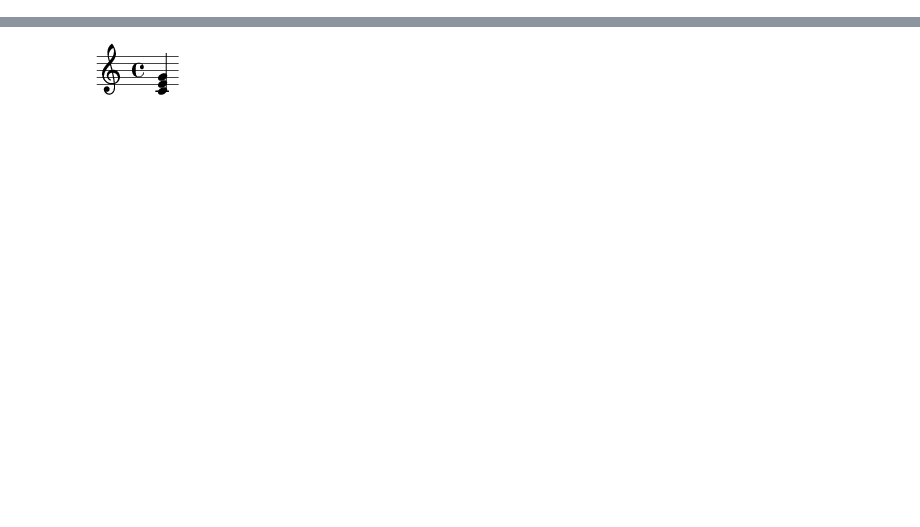
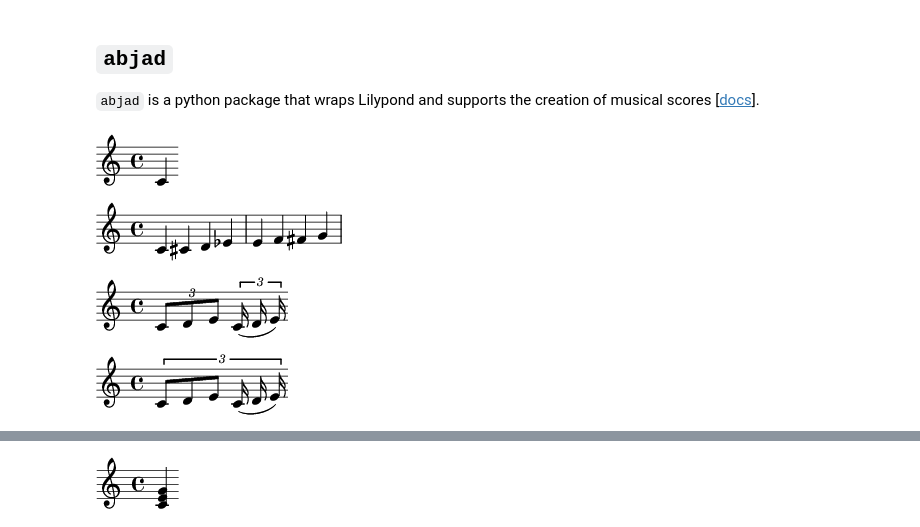
Before and after one commit to psychemedia/showntell, a Jupyter notebook: index_music.ipynb, the cells around one changed output, grey strips where cells are left out. Drawn from its saved outputs; the diff is of its cells as text; code cells hidden in the pictures; blank space fills up the shorter version.

Commit message:
Make a start on music demo

```diff
--- a/index_music.ipynb
+++ b/index_music.ipynb
@@ -0,0 +5,36 @@
+# %% [markdown]
+## `abjad`
+
+`abjad` is a python package that wraps Lilypond and supports the creation of musical scores [[docs](http://projectabjad.org/)].
+# %%
+%load_ext abjad.ext.ipython
+import abjad as abj
+
+note = abj.Note("c'4")
+abj.show(note)
+# %% [output]
+[figure, added]
+# %%
+duration = abj.Duration(1, 4)
+notes = [abj.Note(pitch, duration) for pitch in range(8)]
+staff = abj.Staff(notes)
+abj.show(staff)
+# %% [output]
+[figure, added]
+# %%
+tuplet_1 = abj.Tuplet((2, 3), "c'8 d' e'")
+beam = abj.Beam()
+abj.attach(beam, tuplet_1[:])
+tuplet_2 = abj.Tuplet((2, 3), "c'16 d' e'")
+slur = abj.Slur()
+abj.attach(slur, tuplet_2[:])
+staff = abj.Staff([tuplet_1, tuplet_2])
+abj.show(staff)
+# %% [output]
+[figure, added]
+# %%
+tuplets = staff[:]
+abj.mutate(tuplets).fuse()
+abj.show(staff)
+# %% [output]
+[figure, added]
```
Also changed, not shown: parts of 17 cells of this notebook, 1 other file.
